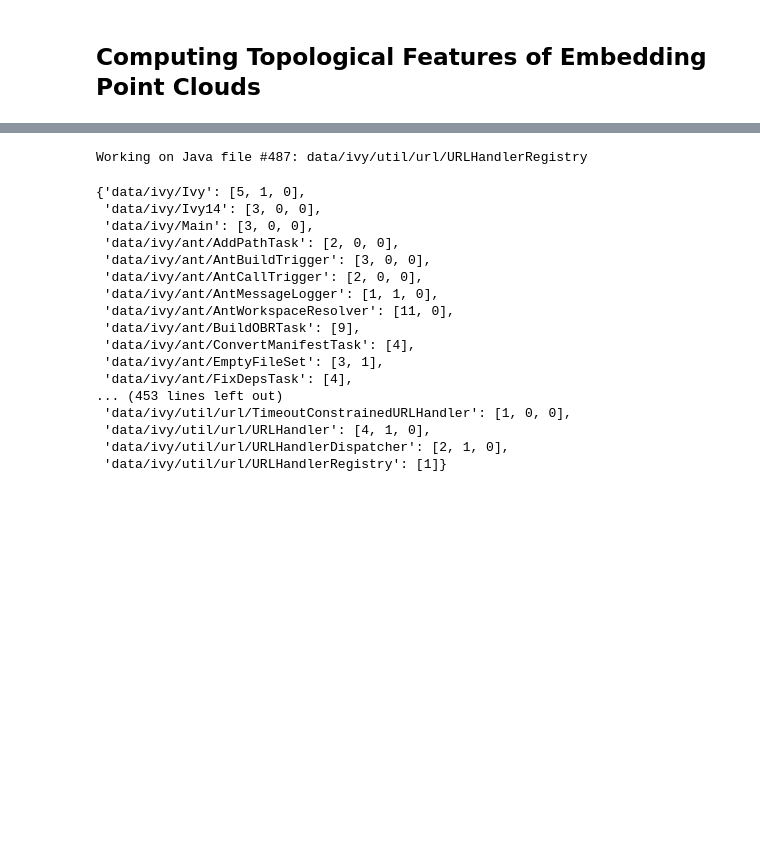
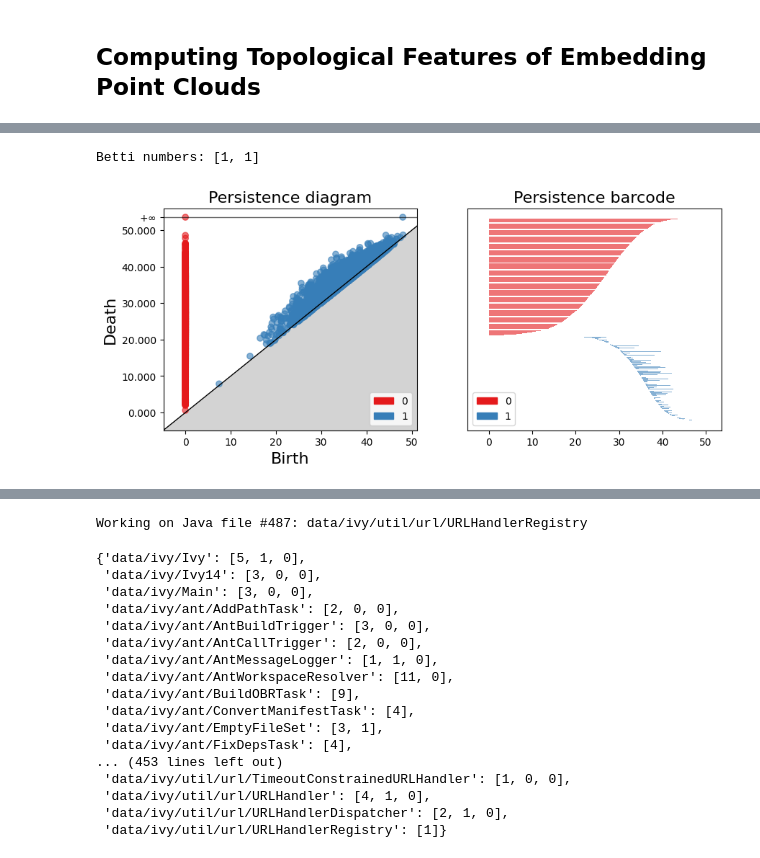
Before and after one commit to CynthiaTheGriffin/topology_project, a Jupyter notebook: AnalyticalEngineering2.ipynb, the cells around one changed output, grey strips where cells are left out. Cells and saved outputs as stored; diff of their text form; code cells hidden in the pictures; blank space fills up the shorter version.

```diff
--- a/AnalyticalEngineering2.ipynb
+++ b/AnalyticalEngineering2.ipynb
@@ -123,0 +194,7 @@ def paths_to_data(paths:Iterable[str]) -> dict:
+# %%
+print("Betti numbers:", compute_betti_numbers(tree1, persist1))
+plot_persistence(persist1)
+plt.show()
+# %% [output]
+Betti numbers: [1, 1]
+[figure, added]
```
Also changed, not shown: parts of 24 cells of this notebook.
